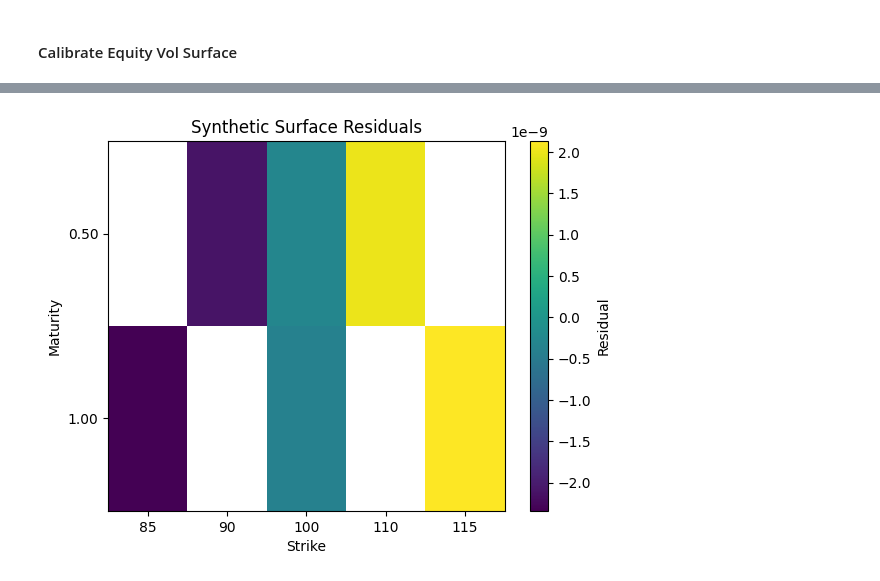
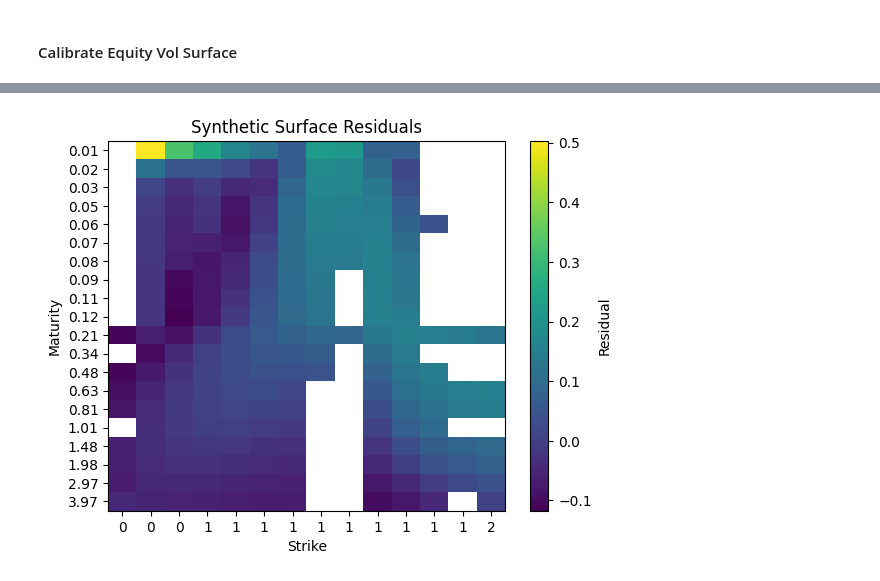
Before and after one commit to tania-duque-pita/EquitySimulation, a Jupyter notebook: examples/examples.ipynb, the cells around one changed output, grey strips where cells are left out. Drawn from its saved outputs; the diff is of its cells as text; code cells hidden in the pictures.

```diff
--- a/examples/examples.ipynb
+++ b/examples/examples.ipynb
@@ -22,13 +32,26 @@ from equity_pricing.types import (
 # %%
-market = FlatMarketInputs(spot=100.0, risk_free_rate=0.02, dividend_yield=0.01)
-true_params = HestonParams(kappa=2.0, theta=0.04, sigma=0.2, rho=-0.3, v0=0.04)
+market = FlatMarketInputs(spot=1.0, risk_free_rate=0.0388, dividend_yield=0.00) # Market date as of 2023-12-29
+
 initial_params = HestonParams(kappa=1.4, theta=0.05, sigma=0.35, rho=-0.15, v0=0.05)
-
-maturities = np.array([0.5, 1.0], dtype=float)
-strikes_by_expiry = (
-    np.array([90.0, 100.0, 110.0], dtype=float),
-    np.array([85.0, 100.0, 115.0], dtype=float),
-)
+# %%
+# Reading Implied Vols
+path_input=Path().resolve() / Path("input/SPX_IVs_20231229.csv")
+data_vols=pd.read_csv(path_input)
+# %%
+# Loading Market Implied Vol Surface
+
+list_smiles=[]
+for maturity in set(data_vols["MATURITY"]):
+    data_temp=data_vols[data_vols["MATURITY"]==maturity]
+    list_quotes=[]
+
+    for _,row in data_temp.iterrows():
+        list_quotes.append(SmileQuote(strike=row["STRIKE_REL"],maturity=row["MATURITY"],implied_vol=row["IV_OTM"]))
+
+    list_smiles.append(MarketSmile(tuple(list_quotes)))
+
+# Market Surface
+market_surface=MarketSurface(tuple(list_smiles))
 # %% [markdown]
 ### Run
 # %% [markdown]
@@ -57,16 +73,13 @@ calibration_settings = CalibrationSettings(
     n_restarts=2,
 )
 # %%
+# Surface Calibration results
 surface_result = calibrate_surface(
-    synthetic_surface,
+    market_surface,
     market,
     initial_params,
     calibration_settings,
 )
 
-smile_result = calibrate_smile(
-    synthetic_surface.smiles[0],
-    market,
-    initial_params,
-    calibration_settings,
-)
+# Results report
+print(f" Success: {surface_result.success}\n RMSE: {surface_result.rmse}\n MAE: {surface_result.mae}\n MaxAbsError: {surface_result.max_abs_error}" )
@@ -124,10 +187,11 @@ surface_figure.show()
 # %%
+# Heatmap of residuals from Market vol vs Model Vol
 heatmap_figure, _ = plot_residual_heatmap(
-        synthetic_surface,
+        market_surface,
         surface_result,
         title="Synthetic Surface Residuals",
     )
 
 heatmap_figure.show()
 # %% [output]
-[figure, old version]
+[figure, new version]
```
Also changed, not shown: parts of 21 cells of this notebook, 4 other files.
